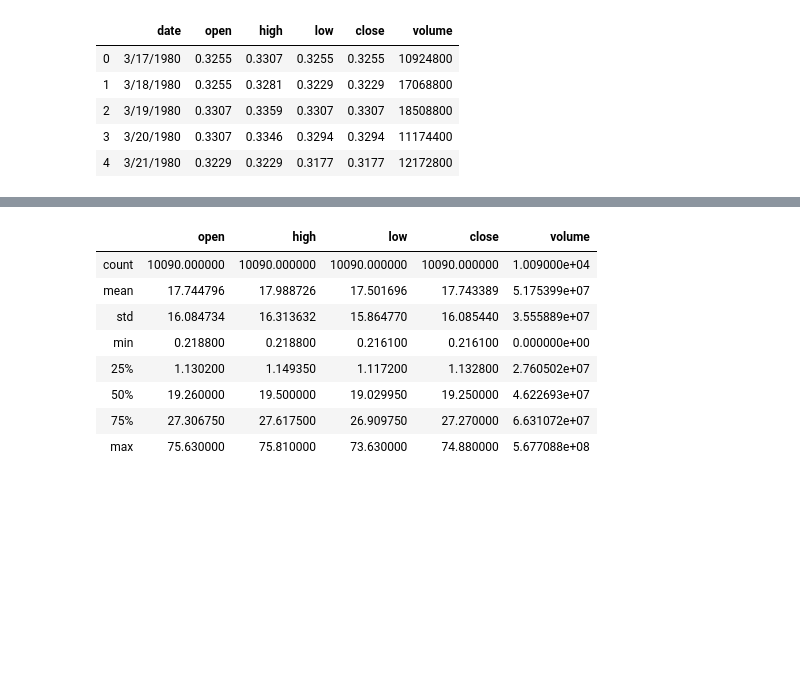
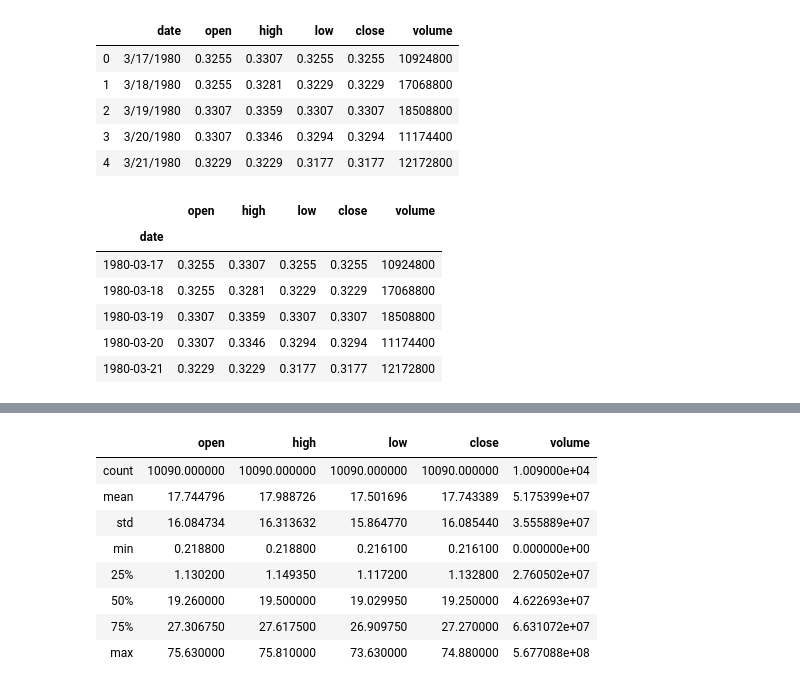
Before and after one commit to erojaso/Forecasting-Stock-Prices, a Jupyter notebook: 01_stock_price_forecast_exploratory_data_analysis.ipynb, the cells around one changed output, grey strips where cells are left out. Drawn from its saved outputs; the diff is of its cells as text; code cells hidden in the pictures; blank space fills up the shorter version.

Commit message:
Pre-models update
date: 03.29.2020

```diff
--- a/01_stock_price_forecast_exploratory_data_analysis.ipynb
+++ b/01_stock_price_forecast_exploratory_data_analysis.ipynb
@@ -142,9 +87,18 @@ None
 # %%
 # setting the index as date
 df['date'] = pd.to_datetime(df.date, format='%m/%d/%Y')
 df.index = df['date']
 df.drop(['date'], axis=1, inplace=True)
 df.sort_index(ascending=True, axis=0, inplace=True)
+df.head(5)
+# %% [output]
+|  | open | high | low | close | volume |
+| date |  |  |  |  |  |
+| 1980-03-17 | 0.3255 | 0.3307 | 0.3255 | 0.3255 | 10924800 |
+| 1980-03-18 | 0.3255 | 0.3281 | 0.3229 | 0.3229 | 17068800 |
+| 1980-03-19 | 0.3307 | 0.3359 | 0.3307 | 0.3307 | 18508800 |
+| 1980-03-20 | 0.3307 | 0.3346 | 0.3294 | 0.3294 | 11174400 |
+| 1980-03-21 | 0.3229 | 0.3229 | 0.3177 | 0.3177 | 12172800 |
 # %%
 # plot close over time
 rcParams['figure.figsize'] = 15, 8
```
Also changed, not shown: parts of 23 cells of this notebook, 4 other files.
